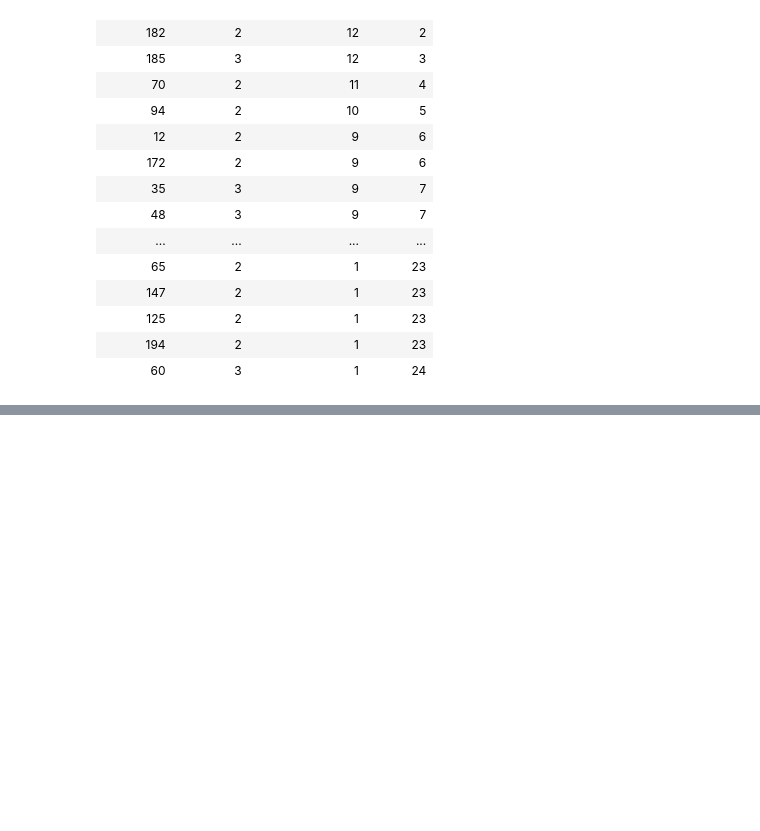
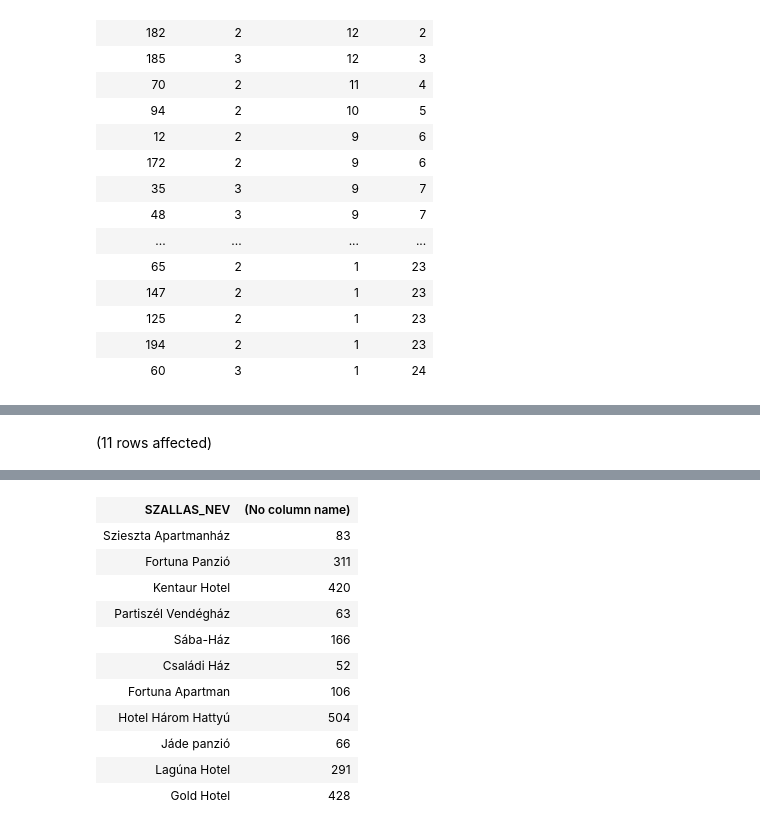
Before and after one commit to Botond1/Adatbazis, a Jupyter notebook: zh2.ipynb, the cells around one changed output, grey strips where cells are left out. Saved outputs shown, nothing was run; the diff lists cells and outputs as text; code cells hidden in the pictures; blank space fills up the shorter version.

```diff
--- a/zh2.ipynb
+++ b/zh2.ipynb
@@ -62,0 +71,7 @@ Total execution time: 00:00:00.019
+# %%
+SELECT sza.SZALLAS_NEV, SUM(f.FELNOTT_SZAM + f.GYERMEK_SZAM)
+FROM Foglalas f JOIN Szoba sz ON f.SZOBA_FK = sz.SZOBA_ID
+                JOIN Szallashely sza ON sz.SZALLAS_FK = sza.SZALLAS_ID
+GROUP BY sza.SZALLAS_NEV
+# %% [output]
+(11 rows affected)
@@ -62,0 +79,12 @@ Total execution time: 00:00:00.019
+| SZALLAS_NEV | (No column name) |
+| Szieszta Apartmanház | 83 |
+| Fortuna Panzió | 311 |
+| Kentaur Hotel | 420 |
+| Partiszél Vendégház | 63 |
+| Sába-Ház | 166 |
+| Családi Ház | 52 |
+| Fortuna Apartman | 106 |
+| Hotel Három Hattyú | 504 |
+| Jáde panzió | 66 |
+| Lagúna Hotel | 291 |
+| Gold Hotel | 428 |
```
Also changed, not shown: parts of 2 cells of this notebook.
